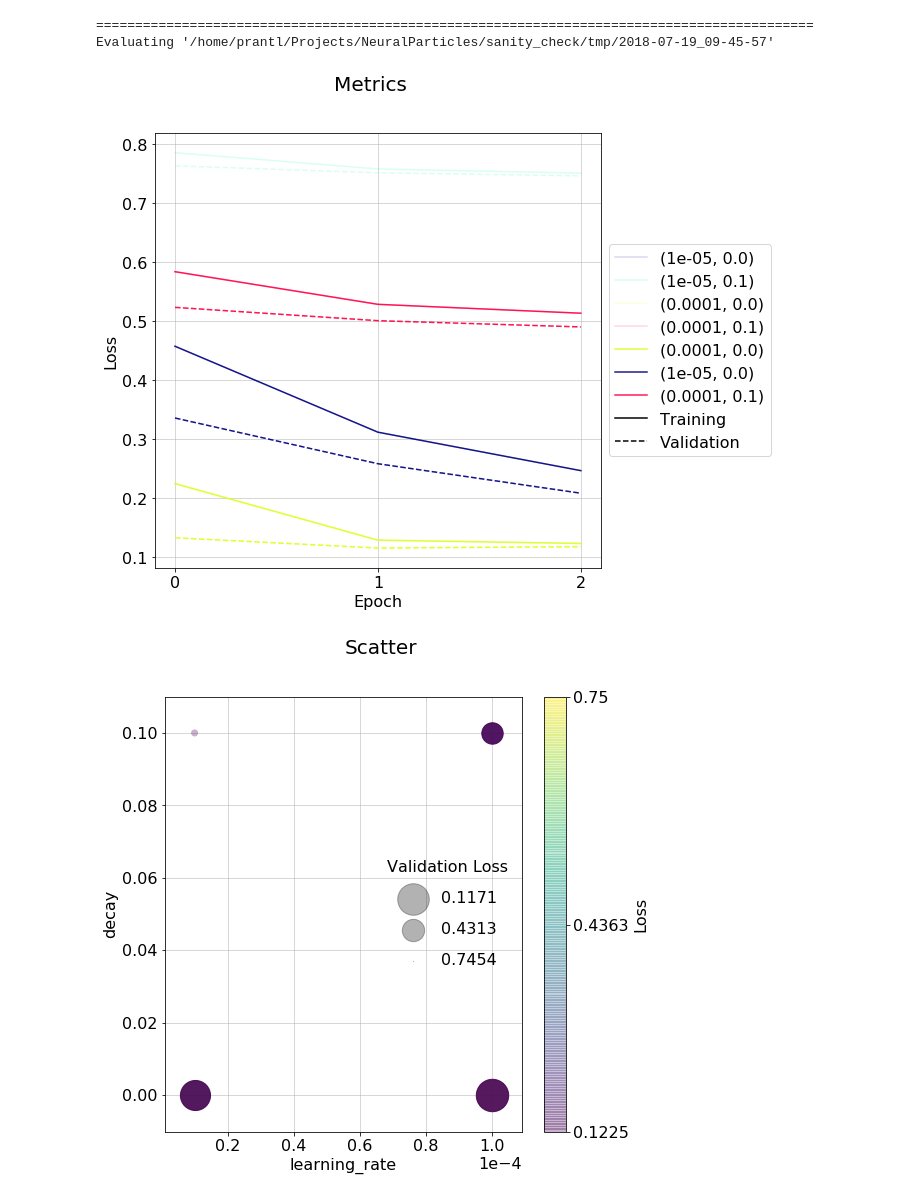
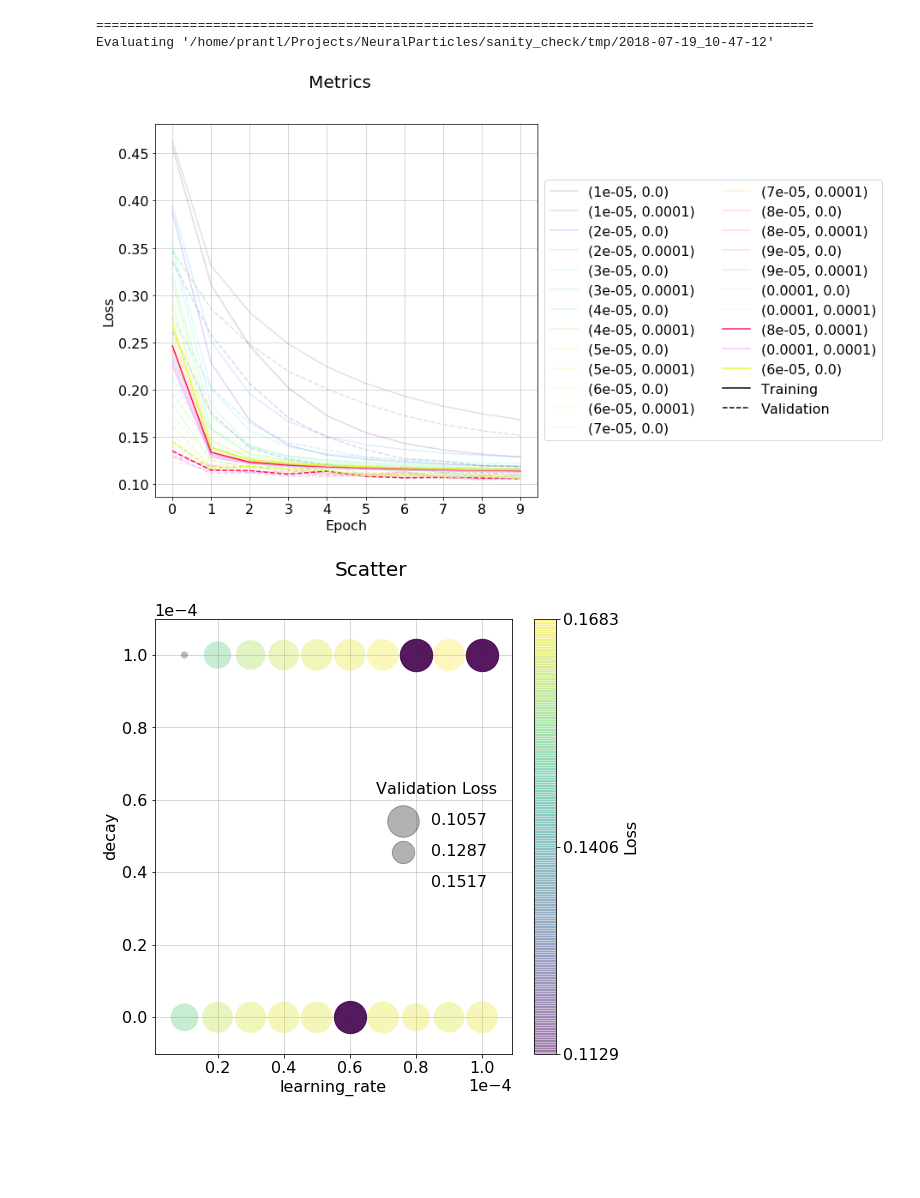
Before and after one commit to senliontec/NeuralParticles, a Jupyter notebook: plot_search_history.ipynb, the cells around one changed output. Saved outputs shown, nothing was run; the diff lists cells and outputs as text; code cells hidden in the pictures; blank space fills up the shorter version.

```diff
--- a/plot_search_history.ipynb
+++ b/plot_search_history.ipynb
@@ -75,19 +75,19 @@ def evaluate_search(search_path):
 # %%
 # start the search
 project_path = "./sanity_check/tmp/"
-folder_name = "2018-07-19_09-45-57" #"search/AE"
+folder_name = "2018-07-19_10-47-12" #"search/AE"
 
 if folder_name:
     evaluate_search(project_path+folder_name+"/")
 else:
     # find all subfolders and evaluate search history
     filenames = os.listdir (project_path)
     for filename in filenames:
         joined_name = os.path.join(project_path, filename)
         if os.path.isdir(joined_name):
             evaluate_search(joined_name+"/")
 # %% [output]
 ============================================================================================
-Evaluating '/home/prantl/Projects/NeuralParticles/sanity_check/tmp/2018-07-19_09-45-57'
+Evaluating '/home/prantl/Projects/NeuralParticles/sanity_check/tmp/2018-07-19_10-47-12'
-[figure, old version]
+[figure, new version]
-[figure, old version]
+[figure, new version]
```
Also changed, not shown: parts of 1 cell of this notebook, 9 other files.
